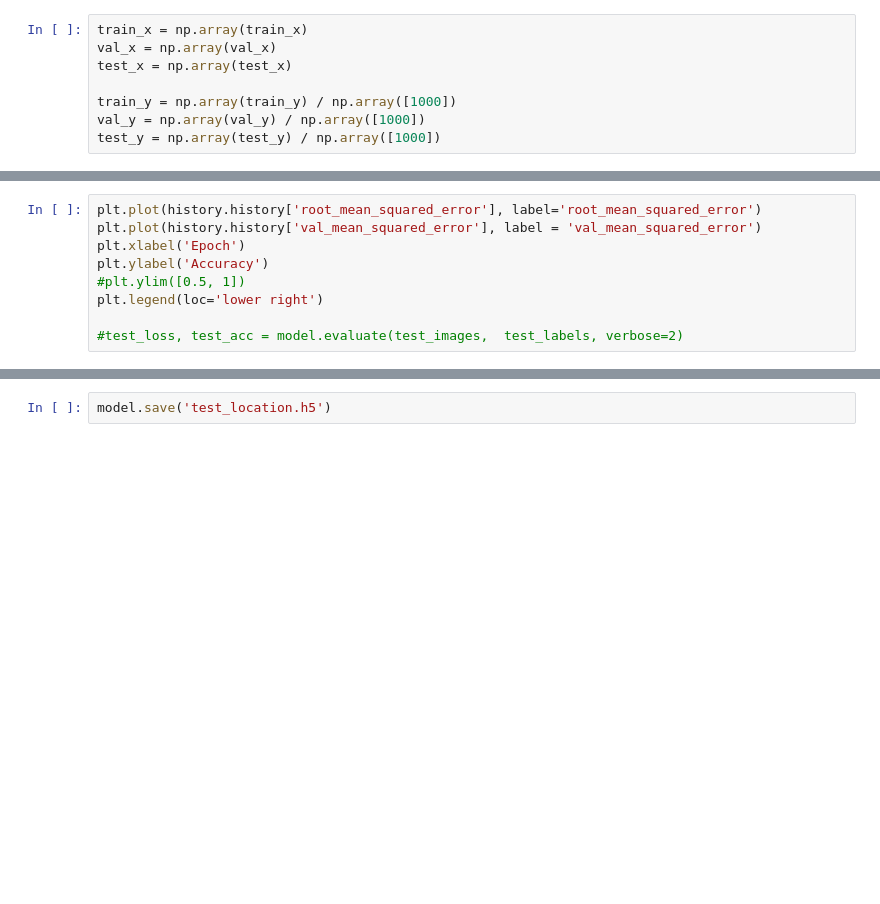
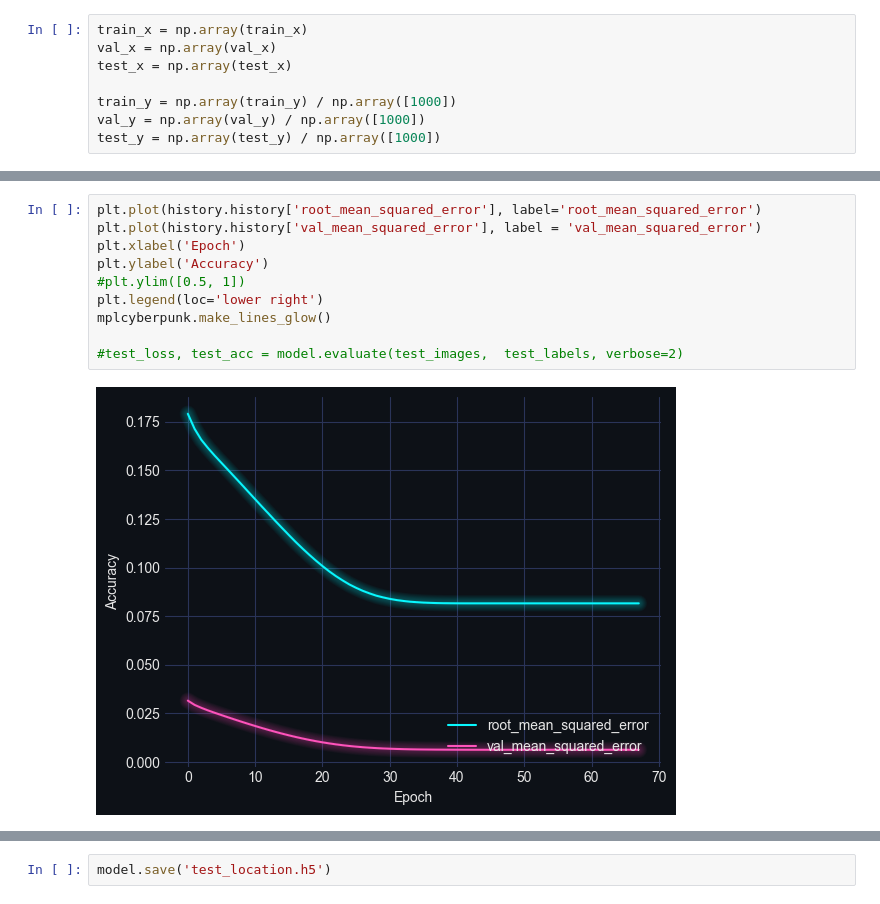
Before and after one commit to darkmatter2222/EVE-Online-Bot, a Jupyter notebook: TrainingPipelines/Universal_Regressor.ipynb, the cells around one changed output, grey strips where cells are left out. Drawn from its saved outputs; the diff is of its cells as text; blank space fills up the shorter version.

```diff
--- a/TrainingPipelines/Universal_Regressor.ipynb
+++ b/TrainingPipelines/Universal_Regressor.ipynb
@@ -350,10 +364,13 @@ plt.legend(loc='lower right')
 # %%
 plt.plot(history.history['root_mean_squared_error'], label='root_mean_squared_error')
 plt.plot(history.history['val_mean_squared_error'], label = 'val_mean_squared_error')
 plt.xlabel('Epoch')
 plt.ylabel('Accuracy')
 #plt.ylim([0.5, 1])
 plt.legend(loc='lower right')
+mplcyberpunk.make_lines_glow()
 
 #test_loss, test_acc = model.evaluate(test_images,  test_labels, verbose=2)
+# %% [output]
+[figure, added]
 # %%
```
Also changed, not shown: parts of 35 cells of this notebook, 5 other files.
